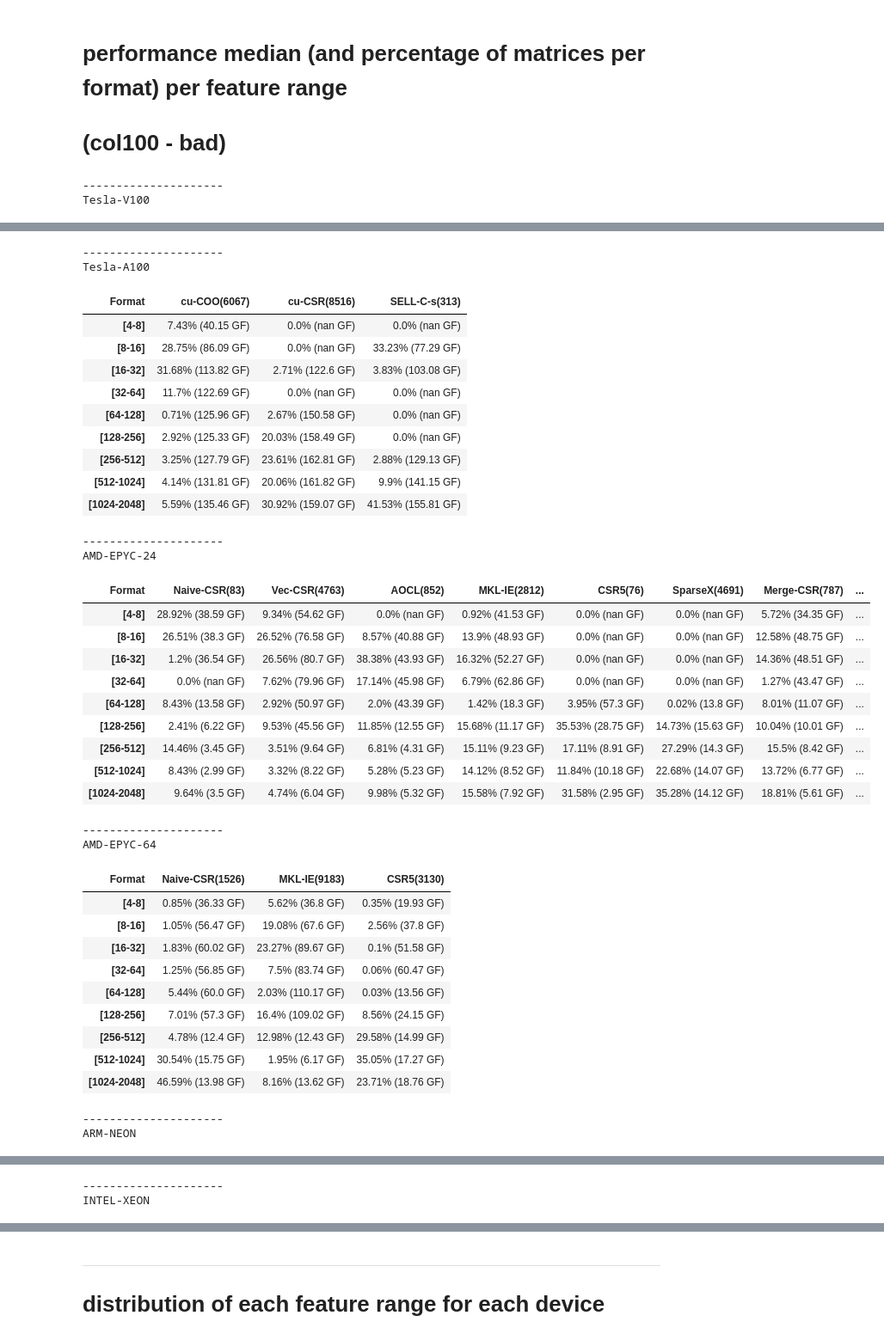
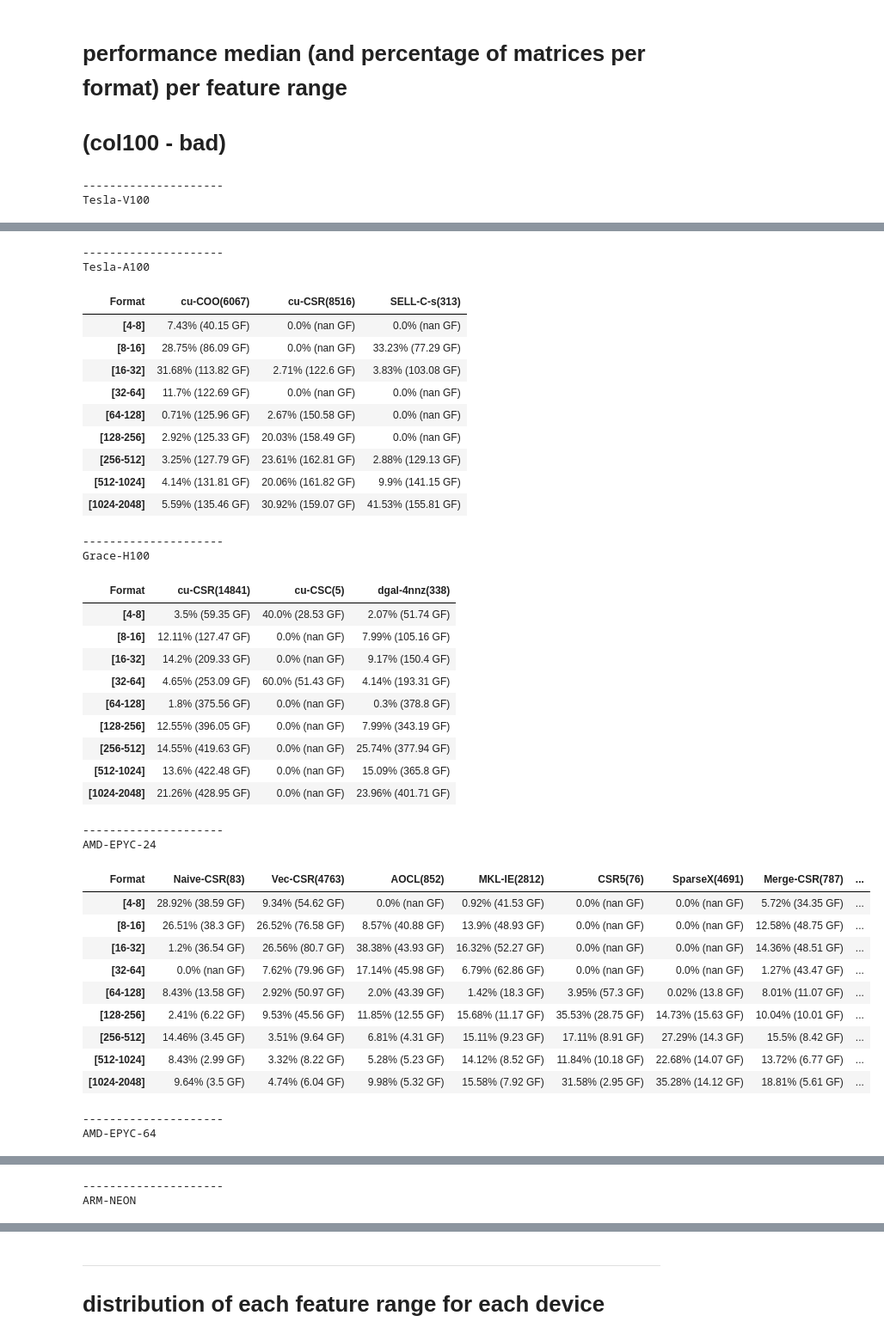
Before and after one commit to cslab-ntua/SpMV-Research, a Jupyter notebook: results_visualization/master_plotter_synthetic.ipynb, the cells around one changed output, grey strips where cells are left out. Shown at 86% size. Cells and saved outputs as stored; diff of their text form; code cells hidden in the pictures.

```diff
--- a/results_visualization/master_plotter_synthetic.ipynb
+++ b/results_visualization/master_plotter_synthetic.ipynb
@@ -1512,8 +1556,9 @@ for feat in features:
 # %%
 group_data = group_system_best
 # ranges_dev = ['Tesla-V100', 'Tesla-A100', 'AMD-EPYC-24', 'AMD-EPYC-64', 'ARM-NEON', 'IBM-POWER9', 'Alveo-U280']
-ranges_dev = ['Tesla-P100', 'Tesla-V100', 'Tesla-A100', 'AMD-EPYC-24', 'AMD-EPYC-64', 'ARM-NEON', 'INTEL-XEON', 'INTEL-ICY', 'IBM-POWER9', 'Alveo-U280']
-
+# ranges_dev = ['Tesla-P100', 'Tesla-V100', 'Tesla-A100', 'Grace-H100',
+#               'AMD-EPYC-24', 'AMD-EPYC-64', 'ARM-NEON', 'ARM-GRACE', 'INTEL-XEON', 'INTEL-ICY', 'IBM-POWER9', 'Alveo-U280']
+ranges_dev = ['Grace-H100']
 what_list = ['all', 'good']
 ########################
 group_data_system_list=[]
@@ -1780,7 +1825,7 @@ def print_distribution_col100(feature, feat_categ, ranges_feature, group_system_
 group_data = group_system_best
 # group_data = groupreps
 
-ranges_dev = ['Tesla-P100', 'Tesla-V100', 'Tesla-A100', 'AMD-EPYC-24', 'AMD-EPYC-64', 'ARM-NEON', 'INTEL-XEON', 'INTEL-ICY', 'IBM-POWER9', 'Alveo-U280']
+ranges_dev = ['Tesla-P100', 'Tesla-V100', 'Tesla-A100', 'Grace-H100', 'AMD-EPYC-24', 'AMD-EPYC-64', 'ARM-NEON', 'ARM-GRACE', 'INTEL-XEON', 'INTEL-ICY', 'IBM-POWER9', 'Alveo-U280']
 research_formats = ['Merge-CSR', 'SparseX', 'SELL-C-s', 'CSR5']
 
 research_only = False
@@ -1875,7 +1920,7 @@ def print_distribution_col100(feature, feat_categ, ranges_feature, group_system_
 # group_data = group_system_best
 group_data = groupreps
 
-ranges_dev = ['Tesla-P100', 'Tesla-V100', 'Tesla-A100', 'AMD-EPYC-24', 'AMD-EPYC-64', 'ARM-NEON', 'INTEL-XEON', 'INTEL-ICY', 'IBM-POWER9', 'Alveo-U280']
+ranges_dev = ['Tesla-P100', 'Tesla-V100', 'Tesla-A100', 'Grace-H100', 'AMD-EPYC-24', 'AMD-EPYC-64', 'ARM-NEON', 'ARM-GRACE', 'INTEL-XEON', 'INTEL-ICY', 'IBM-POWER9', 'Alveo-U280']
 research_formats = ['Merge-CSR', 'SparseX', 'SELL-C-s', 'CSR5']
 
 research_only = False
@@ -2031,7 +2076,7 @@ group_data = group_system_best
 
 # ranges_dev = ['Tesla-P100', 'Tesla-V100', 'Tesla-A100', 'AMD-EPYC-24', 'AMD-EPYC-64', 'ARM-NEON', 'INTEL-XEON', 'INTEL-ICY', 'IBM-POWER9', 'Alveo-U280']
 # need to discard P100 for now...
-ranges_dev = ['Tesla-V100', 'Tesla-A100', 'AMD-EPYC-24', 'AMD-EPYC-64', 'ARM-NEON', 'INTEL-XEON', 'INTEL-ICY', 'IBM-POWER9', 'Alveo-U280']
+ranges_dev = ['Tesla-V100', 'Tesla-A100', 'Grace-H100', 'AMD-EPYC-24', 'AMD-EPYC-64', 'ARM-NEON', 'ARM-GRACE', 'INTEL-XEON', 'INTEL-ICY', 'IBM-POWER9', 'Alveo-U280']
 # ranges_dev = ['AMD-EPYC-24']
 research_formats = ['Merge-CSR', 'SparseX', 'SELL-C-s', 'CSR5']
 
@@ -2166,7 +2211,7 @@ group_data = group_system_best
 
 # ranges_dev = ['Tesla-A100', 'Tesla-V100', 'AMD-EPYC', 'ARM-NEON', 'Alveo-U280']
 # ranges_dev = ['Tesla-A100', 'AMD-EPYC1', 'INTEL-GOLD2', 'ARM-NEON', 'Alveo-U280']
-ranges_dev = ['Tesla-V100', 'Tesla-A100', 'AMD-EPYC-24', 'AMD-EPYC-64', 'ARM-NEON', 'INTEL-XEON', 'INTEL-ICY', 'IBM-POWER9', 'Alveo-U280']
+ranges_dev = ['Tesla-V100', 'Tesla-A100', 'Grace-H100', 'AMD-EPYC-24', 'AMD-EPYC-64', 'ARM-NEON', 'ARM-GRACE', 'INTEL-XEON', 'INTEL-ICY', 'IBM-POWER9', 'Alveo-U280']
 research_formats = ['Merge-CSR', 'SparseX', 'SELL-C-s', 'CSR5']
 
 research_only = False
@@ -2203,55 +2248,55 @@ for system in ranges_dev:
     new_df = pd.DataFrame(new_df_list, columns = ['Format'] + ranges_feat)
     new_df.set_index('Format', inplace=True)
     new_df = new_df.T
     display(new_df)
 # %% [output]
 ---------------------
 Tesla-V100
 | Format | cu-COO(1396) | cu-CSR(3300) | cu-HYB(4284) | CSR5(3712) |
 | [4-8] | 19.91% (38.89 GF) | 2.15% (40.42 GF) | 0.0% (nan GF) | 1.83% (34.08 GF) |
 | [8-16] | 53.51% (48.94 GF) | 13.3% (56.99 GF) | 0.0% (nan GF) | 8.7% (53.15 GF) |
 | [16-32] | 12.89% (63.29 GF) | 18.58% (76.43 GF) | 3.64% (58.91 GF) | 22.09% (69.56 GF) |
 | [32-64] | 2.65% (69.13 GF) | 0.76% (53.86 GF) | 4.32% (71.04 GF) | 9.27% (79.4 GF) |
 | [64-128] | 0.21% (55.37 GF) | 3.27% (89.84 GF) | 0.0% (nan GF) | 3.21% (106.12 GF) |
 | [128-256] | 0.21% (60.11 GF) | 8.06% (85.07 GF) | 15.62% (98.96 GF) | 17.56% (110.37 GF) |
 | [256-512] | 1.07% (57.77 GF) | 13.24% (67.83 GF) | 19.98% (108.1 GF) | 15.73% (119.75 GF) |
 | [512-1024] | 1.72% (63.1 GF) | 12.21% (49.39 GF) | 23.25% (113.98 GF) | 8.65% (120.84 GF) |
 | [1024-2048] | 7.81% (56.85 GF) | 20.85% (46.93 GF) | 33.19% (111.08 GF) | 12.96% (121.58 GF) |
 ---------------------
 Tesla-A100
 | Format | cu-COO(6067) | cu-CSR(8516) | SELL-C-s(313) |
 | [4-8] | 7.43% (40.15 GF) | 0.0% (nan GF) | 0.0% (nan GF) |
 | [8-16] | 28.75% (86.09 GF) | 0.0% (nan GF) | 33.23% (77.29 GF) |
 | [16-32] | 31.68% (113.82 GF) | 2.71% (122.6 GF) | 3.83% (103.08 GF) |
 | [32-64] | 11.7% (122.69 GF) | 0.0% (nan GF) | 0.0% (nan GF) |
 | [64-128] | 0.71% (125.96 GF) | 2.67% (150.58 GF) | 0.0% (nan GF) |
 | [128-256] | 2.92% (125.33 GF) | 20.03% (158.49 GF) | 0.0% (nan GF) |
 | [256-512] | 3.25% (127.79 GF) | 23.61% (162.81 GF) | 2.88% (129.13 GF) |
 | [512-1024] | 4.14% (131.81 GF) | 20.06% (161.82 GF) | 9.9% (141.15 GF) |
 | [1024-2048] | 5.59% (135.46 GF) | 30.92% (159.07 GF) | 41.53% (155.81 GF) |
 ---------------------
-AMD-EPYC-24
+Grace-H100
-| Format | Naive-CSR(83) | Vec-CSR(4763) | AOCL(852) | MKL-IE(2812) | CSR5(76) | SparseX(4691) | Merge-CSR(787) | ... |
-| [4-8] | 28.92% (38.59 GF) | 9.34% (54.62 GF) | 0.0% (nan GF) | 0.92% (41.53 GF) | 0.0% (nan GF) | 0.0% (nan GF) | 5.72% (34.35 GF) | ... |
-| [8-16] | 26.51% (38.3 GF) | 26.52% (76.58 GF) | 8.57% (40.88 GF) | 13.9% (48.93 GF) | 0.0% (nan GF) | 0.0% (nan GF) | 12.58% (48.75 GF) | ... |
-| [16-32] | 1.2% (36.54 GF) | 26.56% (80.7 GF) | 38.38% (43.93 GF) | 16.32% (52.27 GF) | 0.0% (nan GF) | 0.0% (nan GF) | 14.36% (48.51 GF) | ... |
-| [32-64] | 0.0% (nan GF) | 7.62% (79.96 GF) | 17.14% (45.98 GF) | 6.79% (62.86 GF) | 0.0% (nan GF) | 0.0% (nan GF) | 1.27% (43.47 GF) | ... |
-| [64-128] | 8.43% (13.58 GF) | 2.92% (50.97 GF) | 2.0% (43.39 GF) | 1.42% (18.3 GF) | 3.95% (57.3 GF) | 0.02% (13.8 GF) | 8.01% (11.07 GF) | ... |
-| [128-256] | 2.41% (6.22 GF) | 9.53% (45.56 GF) | 11.85% (12.55 GF) | 15.68% (11.17 GF) | 35.53% (28.75 GF) | 14.73% (15.63 GF) | 10.04% (10.01 GF) | ... |
-| [256-512] | 14.46% (3.45 GF) | 3.51% (9.64 GF) | 6.81% (4.31 GF) | 15.11% (9.23 GF) | 17.11% (8.91 GF) | 27.29% (14.3 GF) | 15.5% (8.42 GF) | ... |
-| [512-1024] | 8.43% (2.99 GF) | 3.32% (8.22 GF) | 5.28% (5.23 GF) | 14.12% (8.52 GF) | 11.84% (10.18 GF) | 22.68% (14.07 GF) | 13.72% (6.77 GF) | ... |
-| [1024-2048] | 9.64% (3.5 GF) | 4.74% (6.04 GF) | 9.98% (5.32 GF) | 15.58% (7.92 GF) | 31.58% (2.95 GF) | 35.28% (14.12 GF) | 18.81% (5.61 GF) | ... |
+| Format | cu-CSR(14841) | cu-CSC(5) | dgal-4nnz(338) |
+| [4-8] | 3.5% (59.35 GF) | 40.0% (28.53 GF) | 2.07% (51.74 GF) |
+| [8-16] | 12.11% (127.47 GF) | 0.0% (nan GF) | 7.99% (105.16 GF) |
+| [16-32] | 14.2% (209.33 GF) | 0.0% (nan GF) | 9.17% (150.4 GF) |
+| [32-64] | 4.65% (253.09 GF) | 60.0% (51.43 GF) | 4.14% (193.31 GF) |
+| [64-128] | 1.8% (375.56 GF) | 0.0% (nan GF) | 0.3% (378.8 GF) |
+| [128-256] | 12.55% (396.05 GF) | 0.0% (nan GF) | 7.99% (343.19 GF) |
+| [256-512] | 14.55% (419.63 GF) | 0.0% (nan GF) | 25.74% (377.94 GF) |
+| [512-1024] | 13.6% (422.48 GF) | 0.0% (nan GF) | 15.09% (365.8 GF) |
+| [1024-2048] | 21.26% (428.95 GF) | 0.0% (nan GF) | 23.96% (401.71 GF) |
 ---------------------
-AMD-EPYC-64
+AMD-EPYC-24
-| Format | Naive-CSR(1526) | MKL-IE(9183) | CSR5(3130) |
-| [4-8] | 0.85% (36.33 GF) | 5.62% (36.8 GF) | 0.35% (19.93 GF) |
-| [8-16] | 1.05% (56.47 GF) | 19.08% (67.6 GF) | 2.56% (37.8 GF) |
-| [16-32] | 1.83% (60.02 GF) | 23.27% (89.67 GF) | 0.1% (51.58 GF) |
-| [32-64] | 1.25% (56.85 GF) | 7.5% (83.74 GF) | 0.06% (60.47 GF) |
-| [64-128] | 5.44% (60.0 GF) | 2.03% (110.17 GF) | 0.03% (13.56 GF) |
-| [128-256] | 7.01% (57.3 GF) | 16.4% (109.02 GF) | 8.56% (24.15 GF) |
-| [256-512] | 4.78% (12.4 GF) | 12.98% (12.43 GF) | 29.58% (14.99 GF) |
-| [512-1024] | 30.54% (15.75 GF) | 1.95% (6.17 GF) | 35.05% (17.27 GF) |
-| [1024-2048] | 46.59% (13.98 GF) | 8.16% (13.62 GF) | 23.71% (18.76 GF) |
+| Format | Naive-CSR(83) | Vec-CSR(4763) | AOCL(852) | MKL-IE(2812) | CSR5(76) | SparseX(4691) | Merge-CSR(787) | ... |
+| [4-8] | 28.92% (38.59 GF) | 9.34% (54.62 GF) | 0.0% (nan GF) | 0.92% (41.53 GF) | 0.0% (nan GF) | 0.0% (nan GF) | 5.72% (34.35 GF) | ... |
+| [8-16] | 26.51% (38.3 GF) | 26.52% (76.58 GF) | 8.57% (40.88 GF) | 13.9% (48.93 GF) | 0.0% (nan GF) | 0.0% (nan GF) | 12.58% (48.75 GF) | ... |
+| [16-32] | 1.2% (36.54 GF) | 26.56% (80.7 GF) | 38.38% (43.93 GF) | 16.32% (52.27 GF) | 0.0% (nan GF) | 0.0% (nan GF) | 14.36% (48.51 GF) | ... |
+| [32-64] | 0.0% (nan GF) | 7.62% (79.96 GF) | 17.14% (45.98 GF) | 6.79% (62.86 GF) | 0.0% (nan GF) | 0.0% (nan GF) | 1.27% (43.47 GF) | ... |
+| [64-128] | 8.43% (13.58 GF) | 2.92% (50.97 GF) | 2.0% (43.39 GF) | 1.42% (18.3 GF) | 3.95% (57.3 GF) | 0.02% (13.8 GF) | 8.01% (11.07 GF) | ... |
+| [128-256] | 2.41% (6.22 GF) | 9.53% (45.56 GF) | 11.85% (12.55 GF) | 15.68% (11.17 GF) | 35.53% (28.75 GF) | 14.73% (15.63 GF) | 10.04% (10.01 GF) | ... |
+| [256-512] | 14.46% (3.45 GF) | 3.51% (9.64 GF) | 6.81% (4.31 GF) | 15.11% (9.23 GF) | 17.11% (8.91 GF) | 27.29% (14.3 GF) | 15.5% (8.42 GF) | ... |
+| [512-1024] | 8.43% (2.99 GF) | 3.32% (8.22 GF) | 5.28% (5.23 GF) | 14.12% (8.52 GF) | 11.84% (10.18 GF) | 22.68% (14.07 GF) | 13.72% (6.77 GF) | ... |
+| [1024-2048] | 9.64% (3.5 GF) | 4.74% (6.04 GF) | 9.98% (5.32 GF) | 15.58% (7.92 GF) | 31.58% (2.95 GF) | 35.28% (14.12 GF) | 18.81% (5.61 GF) | ... |
 ---------------------
-ARM-NEON
+AMD-EPYC-64
@@ -2268,2 +2313,2 @@ ARM-NEON
 ---------------------
-INTEL-XEON
+ARM-NEON
```
Also changed, not shown: parts of 48 cells of this notebook, 3 other files.
